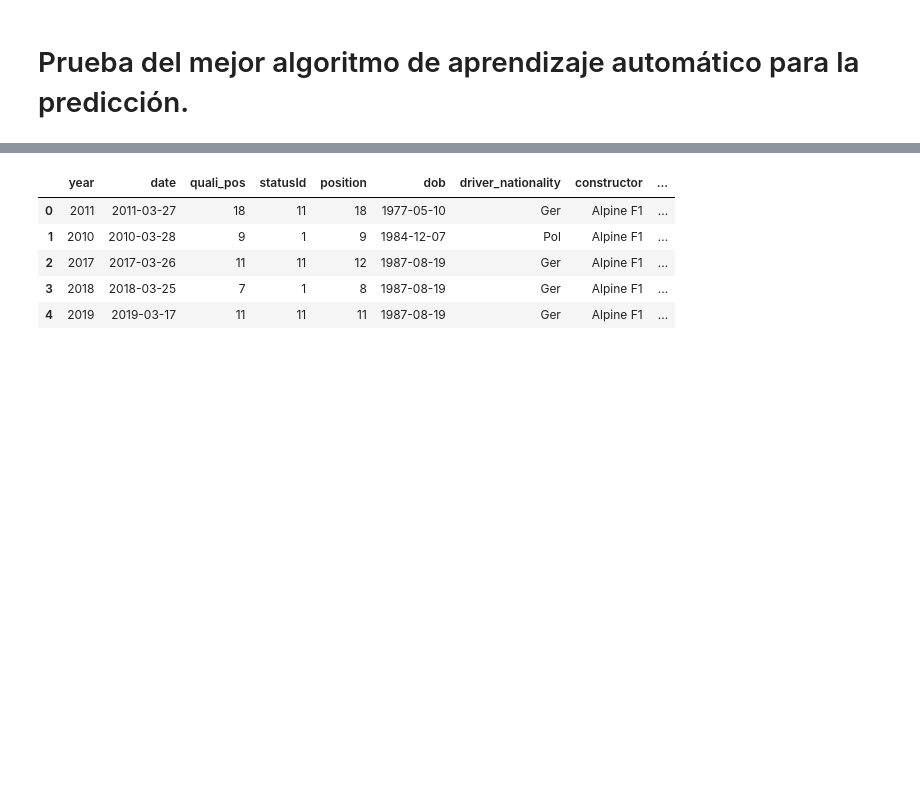
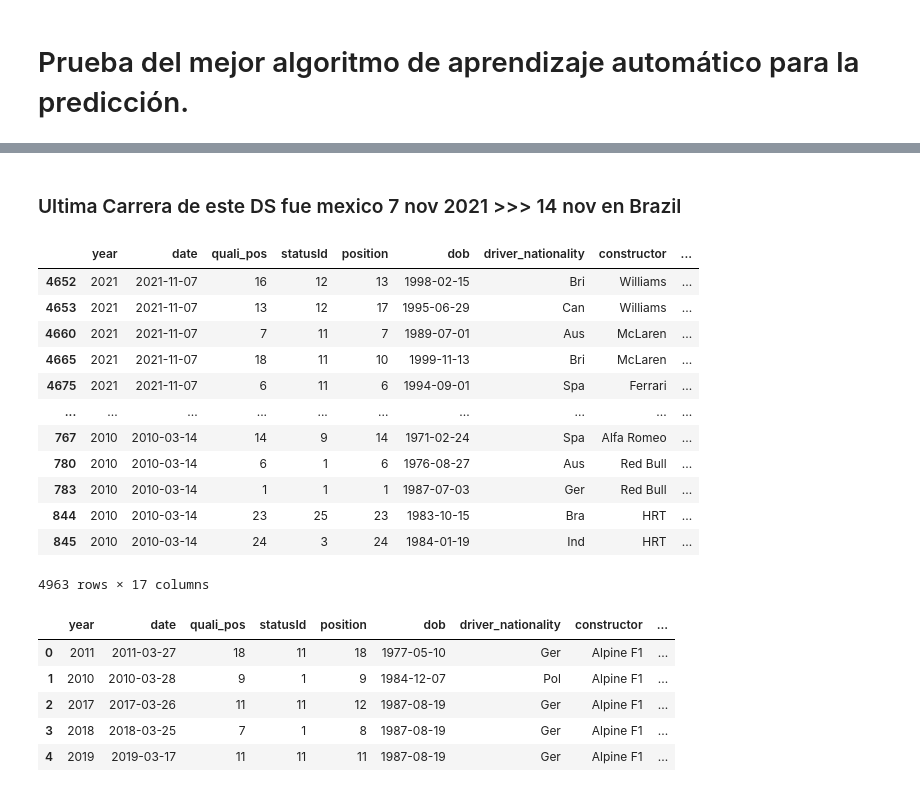
Before and after one commit to jGalanDS/redbull_espa, a Jupyter notebook: 04.ML_Modelling.ipynb, the cells around one changed output, grey strips where cells are left out. Saved outputs shown, nothing was run; the diff lists cells and outputs as text; code cells hidden in the pictures; blank space fills up the shorter version.

```diff
--- a/04.ML_Modelling.ipynb
+++ b/04.ML_Modelling.ipynb
@@ -148,6 +148,24 @@ plt.style.use('seaborn')
 np.set_printoptions(precision=4)
 # %%
 data = pd.read_csv('./data_f1/data_filtered.csv')
+# %% [markdown]
+### Ultima Carrera de este DS fue mexico 7 nov 2021  >>> 14 nov en Brazil
+# %%
+data.sort_values(by=['year','date'], ascending=False)
+# %% [output]
+|  | year | date | quali_pos | statusId | position | dob | driver_nationality | constructor | ... |
+| 4652 | 2021 | 2021-11-07 | 16 | 12 | 13 | 1998-02-15 | Bri | Williams | ... |
+| 4653 | 2021 | 2021-11-07 | 13 | 12 | 17 | 1995-06-29 | Can | Williams | ... |
+| 4660 | 2021 | 2021-11-07 | 7 | 11 | 7 | 1989-07-01 | Aus | McLaren | ... |
+| 4665 | 2021 | 2021-11-07 | 18 | 11 | 10 | 1999-11-13 | Bri | McLaren | ... |
+| 4675 | 2021 | 2021-11-07 | 6 | 11 | 6 | 1994-09-01 | Spa | Ferrari | ... |
+| ... | ... | ... | ... | ... | ... | ... | ... | ... | ... |
+| 767 | 2010 | 2010-03-14 | 14 | 9 | 14 | 1971-02-24 | Spa | Alfa Romeo | ... |
+| 780 | 2010 | 2010-03-14 | 6 | 1 | 6 | 1976-08-27 | Aus | Red Bull | ... |
+| 783 | 2010 | 2010-03-14 | 1 | 1 | 1 | 1987-07-03 | Ger | Red Bull | ... |
+| 844 | 2010 | 2010-03-14 | 23 | 25 | 23 | 1983-10-15 | Bra | HRT | ... |
+| 845 | 2010 | 2010-03-14 | 24 | 3 | 24 | 1984-01-19 | Ind | HRT | ... |
+4963 rows × 17 columns
 # %%
 data.head()
 # %% [output]
```
Also changed, not shown: parts of 14 cells of this notebook, 18 other files.
